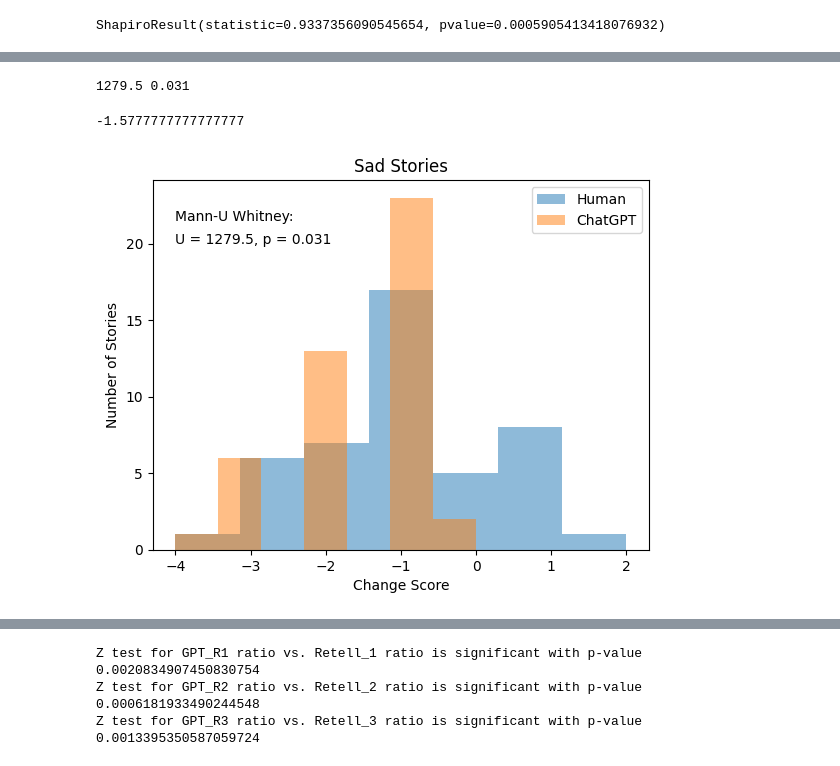
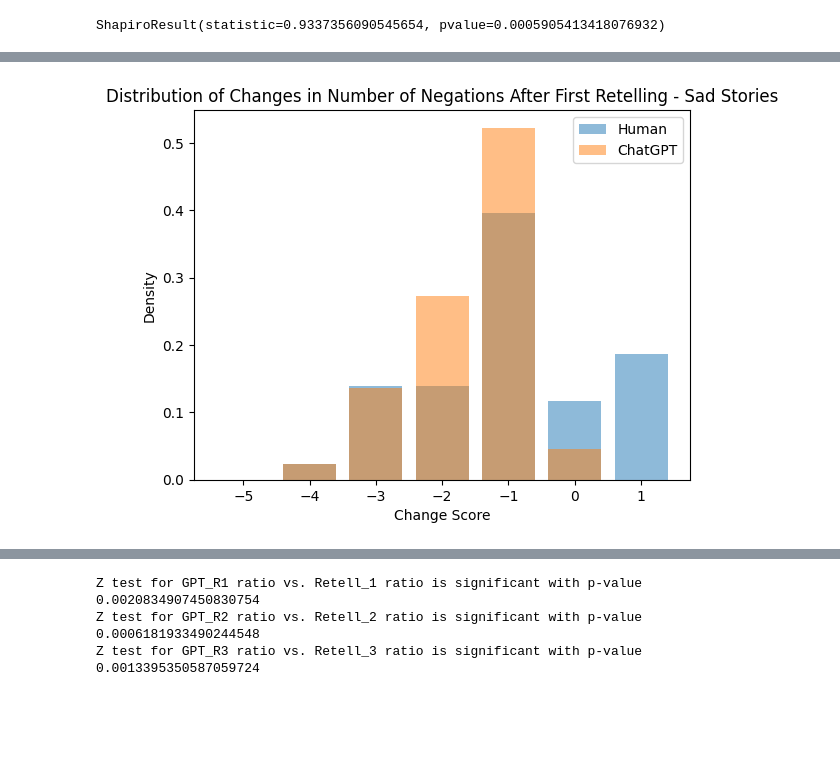
Before and after one commit to egeotenen/GPT-Retelling, a Jupyter notebook: Investigation_of_Only_Negations_Context_of_Negations.ipynb, the cells around one changed output, grey strips where cells are left out. Saved outputs shown, nothing was run; the diff lists cells and outputs as text; code cells hidden in the pictures; blank space fills up the shorter version.

```diff
--- a/Investigation_of_Only_Negations_Context_of_Negations.ipynb
+++ b/Investigation_of_Only_Negations_Context_of_Negations.ipynb
@@ -383,0 +409,7 @@ df2.mean()
+# %%
+# Assign Emotion
+
+numbers= list(range(0,116)) # all list
+
+# Assign 'happy' to the first 20 rows and 'sad' to the rest
+df['emotion'] = ['happy' if (num < 47) or (97 <= num < 108) else 'sad' for num in numbers]
@@ -411,21 +793,35 @@ df2_happy.mean()
 # %%
-# Sad
-plt.hist(df1_sad, bins=7,alpha=0.5, label = 'Human')
-plt.hist(df2_sad, bins=7, alpha = 0.5, label= 'ChatGPT')
-U1, p = mannwhitneyu(df1_sad, df2_sad, method="exact")
-plt.legend()
-plt.title('Sad Stories')
-plt.xlabel('Change Score')
-plt.ylabel('Number of Stories')
-p = round(p,3)
-plt.text(-4, 20, f'U = {U1}, p = {p}')
-plt.text(-4, 21.5, 'Mann-U Whitney:')
+# Visualize: Sad
+
+import matplotlib.pyplot as plt
+import matplotlib.ticker as tkr
+
+mybins =np.arange(-5,3,1)-0.5
+ticks = np.arange(-5,3,1)
+fig, ax = plt.subplots()
+
+# Plot the first histogram for human -first change
+ax.hist([*df_nozero[df_nozero['emotion']=='sad']['first_human_change']], bins=mybins, rwidth=0.8, alpha = 0.5, density=True, label='Human')
+ax.set_xticks(ticks)
+
+# Plot the second histogram for ChatGPT - first change
+ax.hist([*df_nozero[df_nozero['emotion']=='sad']['first_gpt_change']], bins=mybins, rwidth=0.8, density=True, alpha = 0.5, label='ChatGPT')
+
+# Remove the minor ticks and their labels
+ax.xaxis.set_minor_locator(tkr.NullLocator())
+
+# Add labels, title, and legend
+ax.set_xlabel('Change Score')
+ax.set_ylabel('Density')
+ax.set_title('Distribution of Changes in Number of Negations After First Retelling - Sad Stories')
+ax.legend()
 
 
-print(U1,p)
+U1, p = mannwhitneyu(df1, df2, method="exact")
+p = round(p,3)
+#plt.text(-5, 0.4, f'U = {U1}, p = {p}')
+#plt.text(-5, 0.42, 'Mann-U Whitney:')
 
-df2_sad.mean()
+plt.show()
 # %% [output]
-1279.5 0.031
--1.5777777777777777
-[figure, old version]
+[figure, new version]
```
Also changed, not shown: parts of 44 cells of this notebook, 1 other file.
